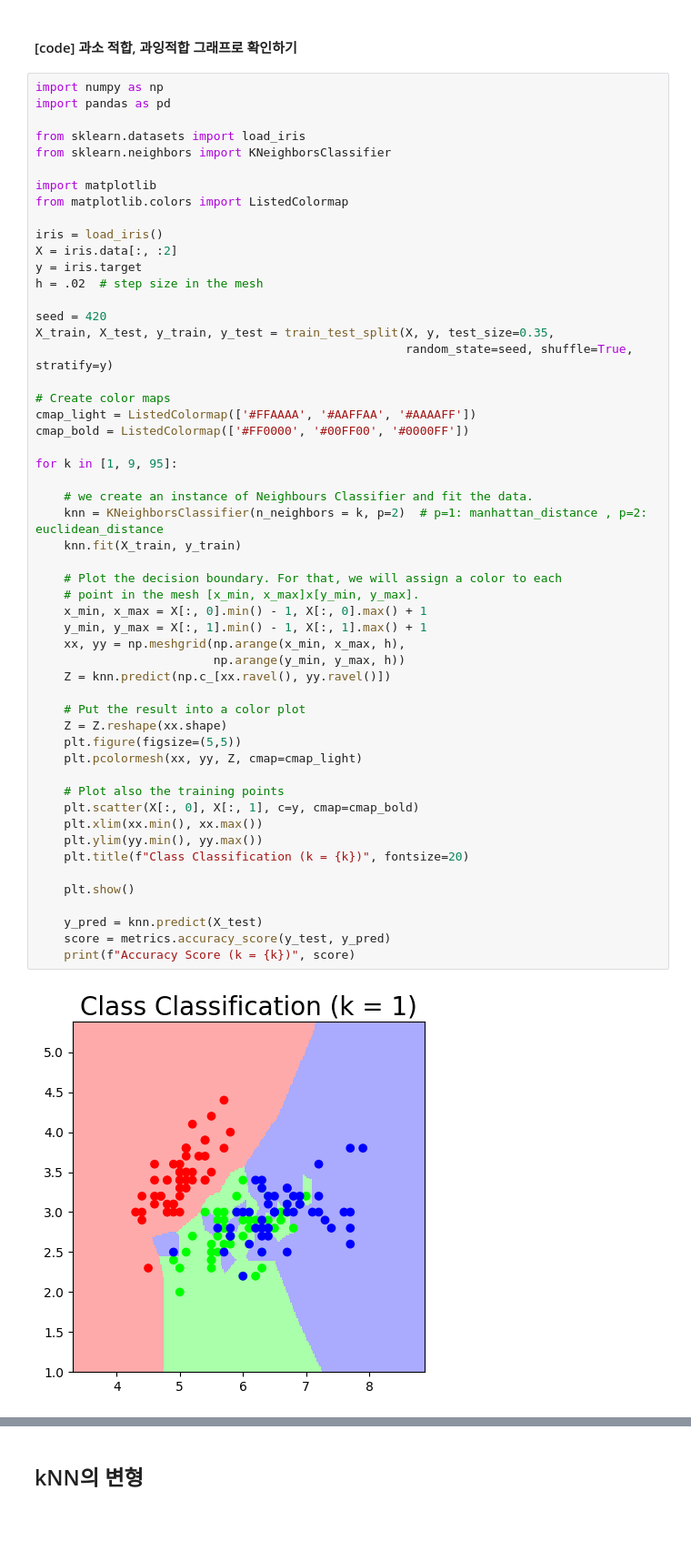
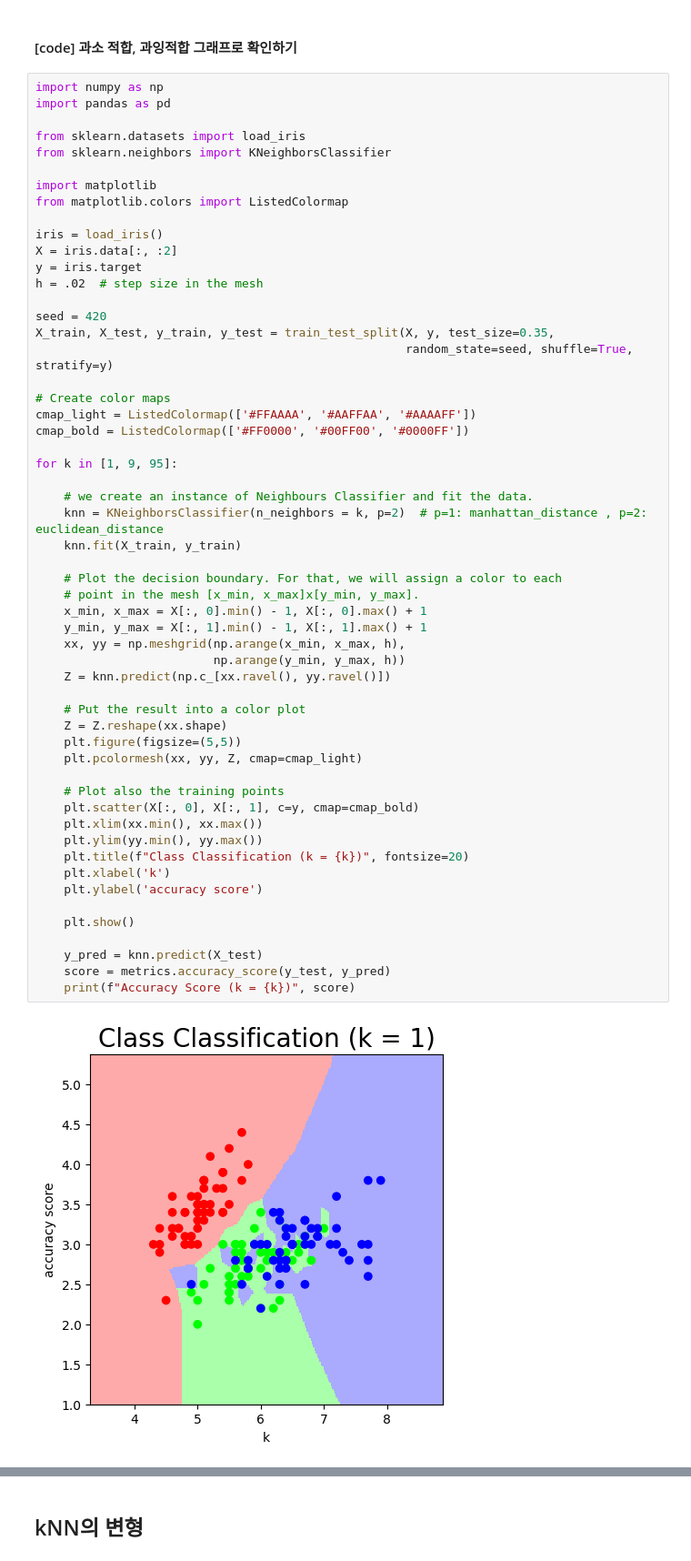
Before and after one commit to sohicode/ai_basics, a Jupyter notebook: machine_learning/ml_Classification_kNN.ipynb, the cells around one changed output, grey strips where cells are left out. Shown at 91% size. Drawn from its saved outputs; the diff is of its cells as text; blank space fills up the shorter version.

```diff
--- a/machine_learning/ml_Classification_kNN.ipynb
+++ b/machine_learning/ml_Classification_kNN.ipynb
@@ -602,32 +594,34 @@ for k in [1, 9, 95]:
 
     # we create an instance of Neighbours Classifier and fit the data.
     knn = KNeighborsClassifier(n_neighbors = k, p=2)  # p=1: manhattan_distance , p=2: euclidean_distance
     knn.fit(X_train, y_train)
 
     # Plot the decision boundary. For that, we will assign a color to each
     # point in the mesh [x_min, x_max]x[y_min, y_max].
     x_min, x_max = X[:, 0].min() - 1, X[:, 0].max() + 1
     y_min, y_max = X[:, 1].min() - 1, X[:, 1].max() + 1
     xx, yy = np.meshgrid(np.arange(x_min, x_max, h),
                          np.arange(y_min, y_max, h))
     Z = knn.predict(np.c_[xx.ravel(), yy.ravel()])
 
     # Put the result into a color plot
     Z = Z.reshape(xx.shape)
     plt.figure(figsize=(5,5))
     plt.pcolormesh(xx, yy, Z, cmap=cmap_light)
 
     # Plot also the training points
     plt.scatter(X[:, 0], X[:, 1], c=y, cmap=cmap_bold)
     plt.xlim(xx.min(), xx.max())
     plt.ylim(yy.min(), yy.max())
     plt.title(f"Class Classification (k = {k})", fontsize=20)
+    plt.xlabel('k')
+    plt.ylabel('accuracy score')
 
     plt.show()
 
     y_pred = knn.predict(X_test)
     score = metrics.accuracy_score(y_test, y_pred)
     print(f"Accuracy Score (k = {k})", score)
 # %% [output]
-[figure, old version]
+[figure, new version]
 Accuracy Score (k = 1) 0.7358490566037735
```
Also changed, not shown: parts of 11 cells of this notebook, 1 other file.
